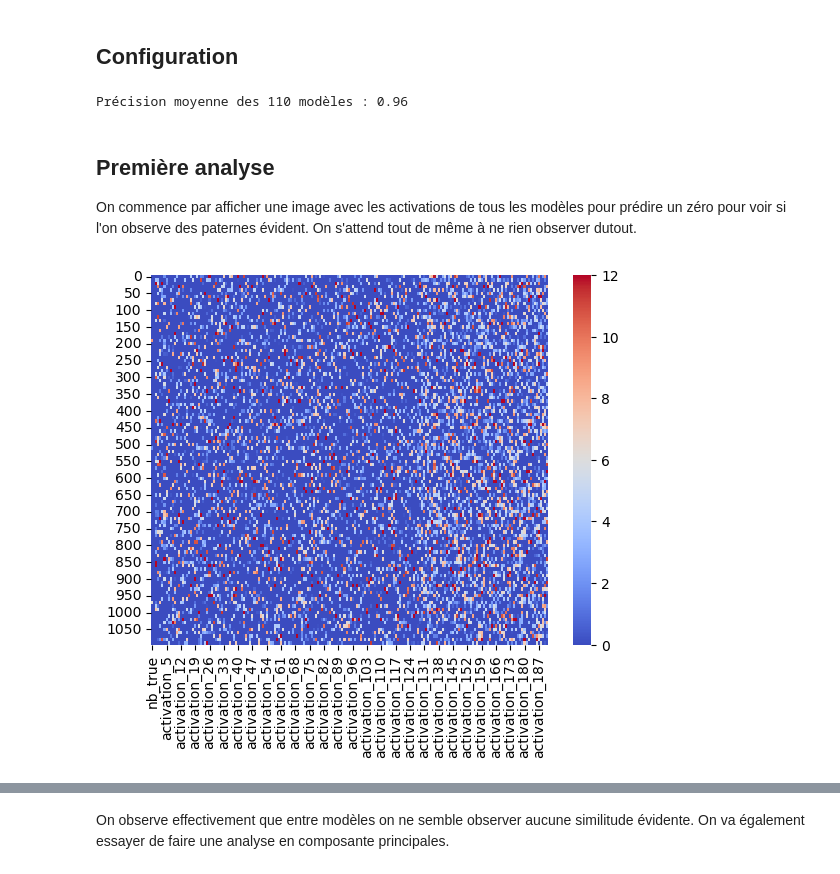
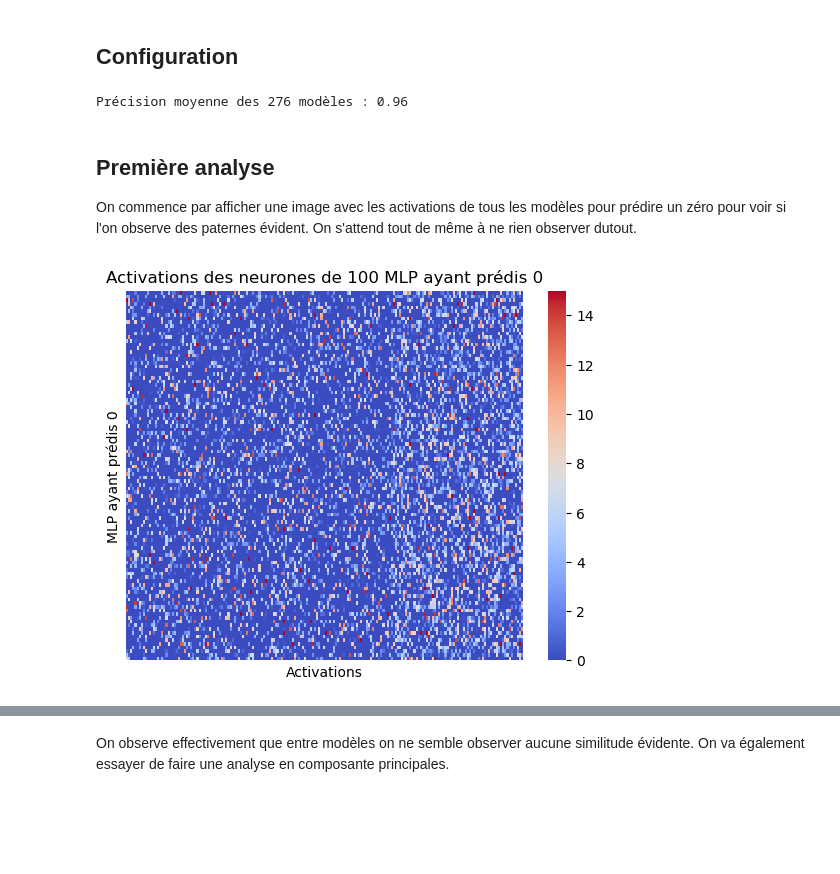
Before and after one commit to godinlu/llm-interpretability, a Jupyter notebook: src/mnist/multiple_model_analyse.ipynb, the cells around one changed output, grey strips where cells are left out. Drawn from its saved outputs; the diff is of its cells as text; code cells hidden in the pictures; blank space fills up the shorter version.

```diff
--- a/src/mnist/multiple_model_analyse.ipynb
+++ b/src/mnist/multiple_model_analyse.ipynb
@@ -28,19 +31,23 @@ mm_file = "../../data/activations/multi_mlp.csv"
 hidden_sizes = [128, 64]
 # %%
 activations = pd.read_csv(mm_file)
+activations_reduced = activations.drop(columns=["nb_true", "nb_pred"])
 
 accuracy = accuracy_score(activations["nb_true"], activations["nb_pred"])
 nb_model = int(activations.shape[0] / 10)
 print(f"Précision moyenne des {nb_model} modèles : {accuracy:.2f}")
 # %% [output]
-Précision moyenne des 110 modèles : 0.96
+Précision moyenne des 276 modèles : 0.96
 # %% [markdown]
 ## Première analyse
 
 On commence par afficher une image avec les activations de tous les modèles pour prédire un zéro pour voir si l'on observe des paternes évident. On s'attend tout de même à ne rien observer dutout.
-# %%
-zero_activations = activations[activations["nb_pred"] == 0]
-sns.heatmap(zero_activations, cmap="coolwarm", fmt=".2f", vmax=12)
-plt.show()
-# %% [output]
-[figure, removed]
+# %%
+zero_activations = activations_reduced[activations["nb_pred"] == 0].head(100)
+sns.heatmap(zero_activations, cmap="coolwarm", vmax=15, xticklabels=False, yticklabels=False)
+plt.xlabel("Activations")
+plt.ylabel("MLP ayant prédis 0")
+plt.title("Activations des neurones de 100 MLP ayant prédis 0")
+plt.show()
+# %% [output]
+[figure, added]
```
Also changed, not shown: parts of 12 cells of this notebook, 4 other files.
